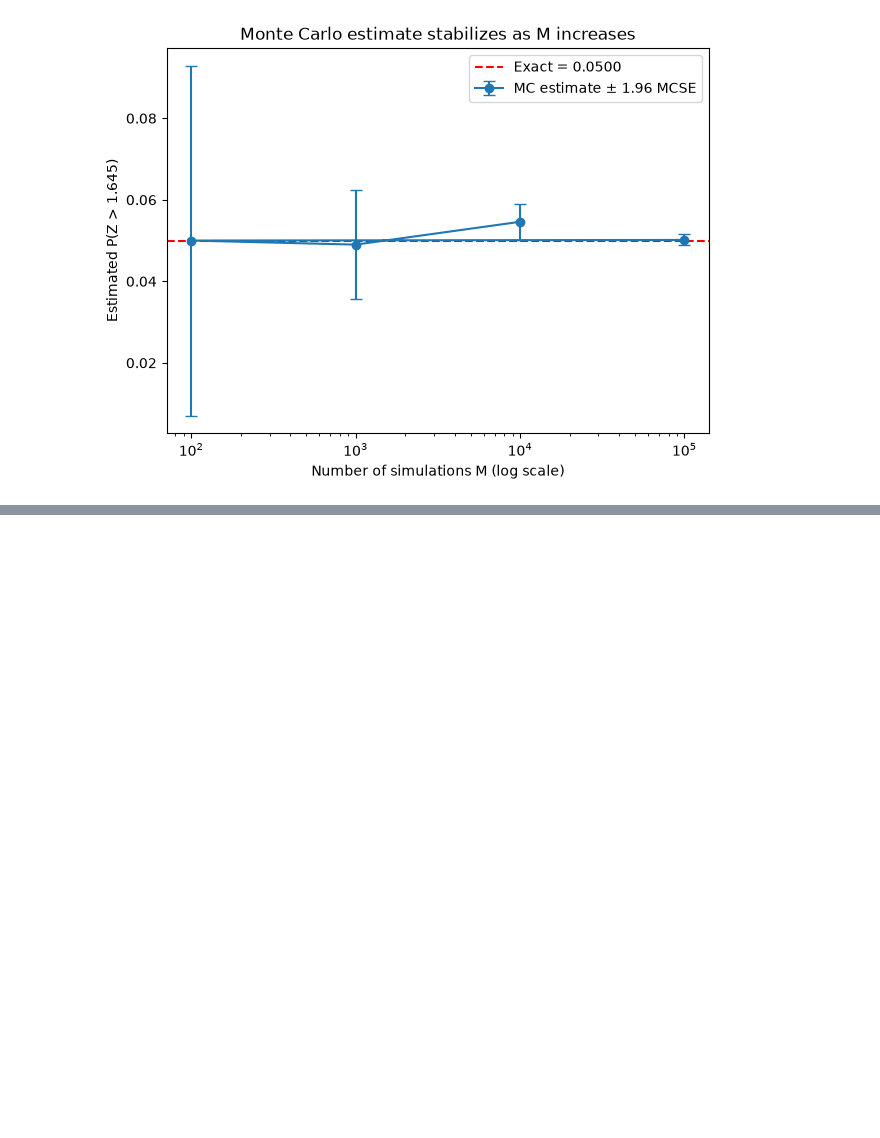
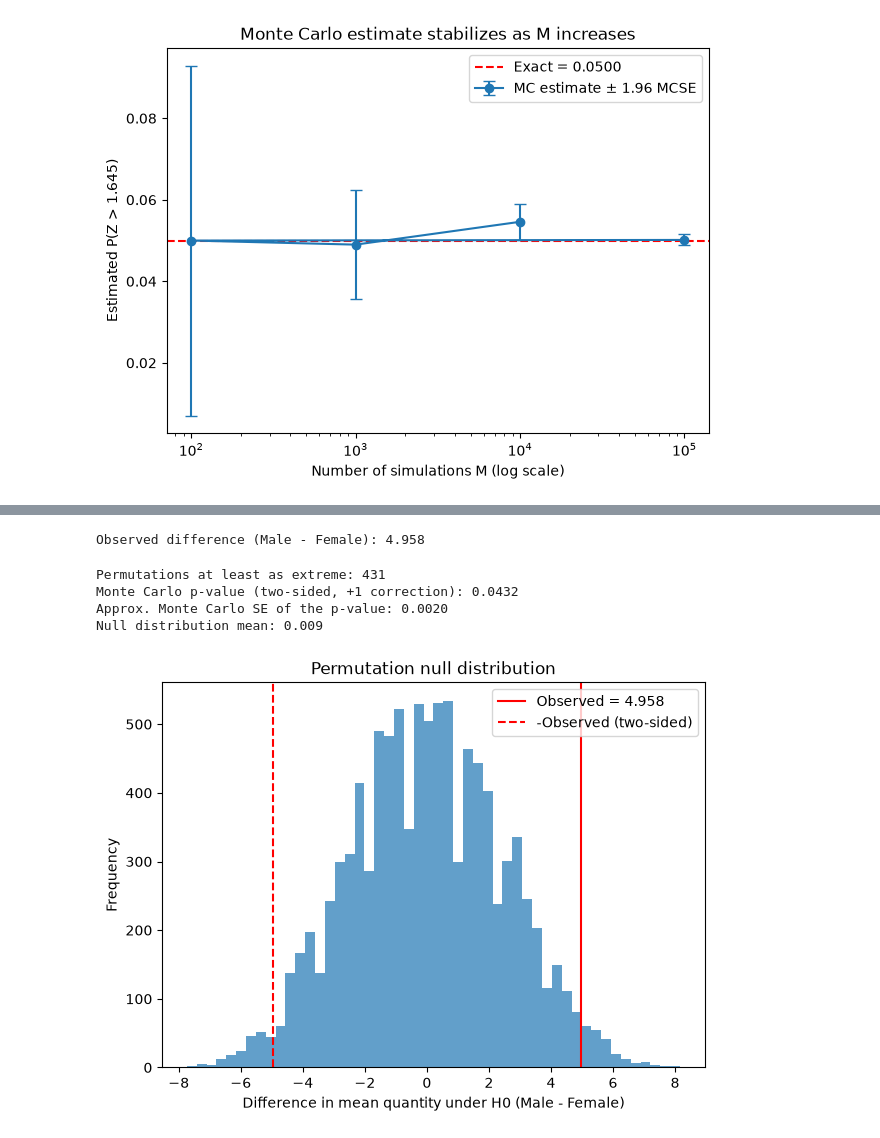
Before and after one commit to saa824/STAT556-Homework-4, a Jupyter notebook: notebooks/Homework4_Book.ipynb, the cells around one changed output, grey strips where cells are left out. Cells and saved outputs as stored; diff of their text form; code cells hidden in the pictures; blank space fills up the shorter version.

```diff
--- a/notebooks/Homework4_Book.ipynb
+++ b/notebooks/Homework4_Book.ipynb
@@ -136,0 +276,45 @@ Therefore, reducing the Monte Carlo standard error by a factor of 10 requires ap
+# %%
+observed = diff_means(male, female)
+n_male = len(male)
+print(f"Observed difference (Male - Female): {observed:.3f}")
+# %% [output]
+Observed difference (Male - Female): 4.958
+# %%
+## Null Distribution of Mean Differences Under the Null Hypothesis
+
+N_PERM = 10_000
+combined = np.concatenate([male, female])
+
+null_distribution = np.empty(N_PERM)
+for i in range(N_PERM):
+    shuffled = rng.permutation(combined)
+    null_distribution[i] = diff_means(shuffled[:n_male], shuffled[n_male:])
+# %%
+## Monte Carlo p-value for the two-sided test
+
+extreme = np.sum(np.abs(null_distribution) >= abs(observed))
+p_value = (1 + extreme) / (N_PERM + 1)
+
+p_mcse = np.sqrt(p_value * (1 - p_value) / N_PERM)    # Monte Carlo error of the p-value itself
+
+print(f"Permutations at least as extreme: {extreme}")
+print(f"Monte Carlo p-value (two-sided, +1 correction): {p_value:.4f}")
+print(f"Approx. Monte Carlo SE of the p-value: {p_mcse:.4f}")
+print(f"Null distribution mean: {null_distribution.mean():.3f}")
+# %% [output]
+Permutations at least as extreme: 431
+Monte Carlo p-value (two-sided, +1 correction): 0.0432
+Approx. Monte Carlo SE of the p-value: 0.0020
+Null distribution mean: 0.009
+# %%
+plt.figure(figsize=(7, 5))
+plt.hist(null_distribution, bins=50, alpha=0.7)
+plt.axvline(observed, color="red", label=f"Observed = {observed:.3f}")
+plt.axvline(-observed, color="red", linestyle="--", label="-Observed (two-sided)")
+plt.xlabel("Difference in mean quantity under H0 (Male - Female)")
+plt.ylabel("Frequency")
+plt.title("Permutation null distribution")
+plt.legend()
+plt.show()
+# %% [output]
+[figure, added]
```
Also changed, not shown: parts of 17 cells of this notebook.
